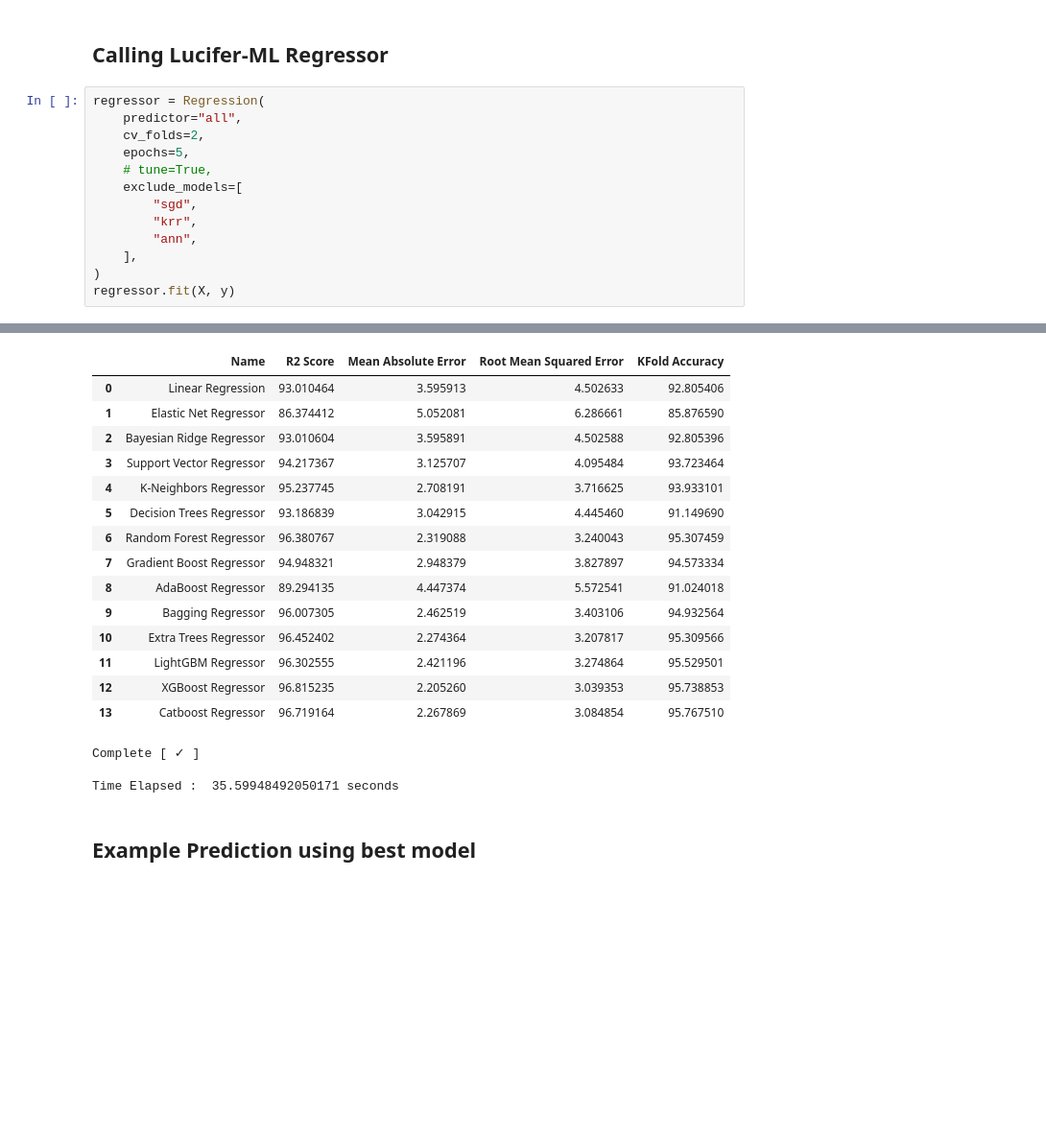
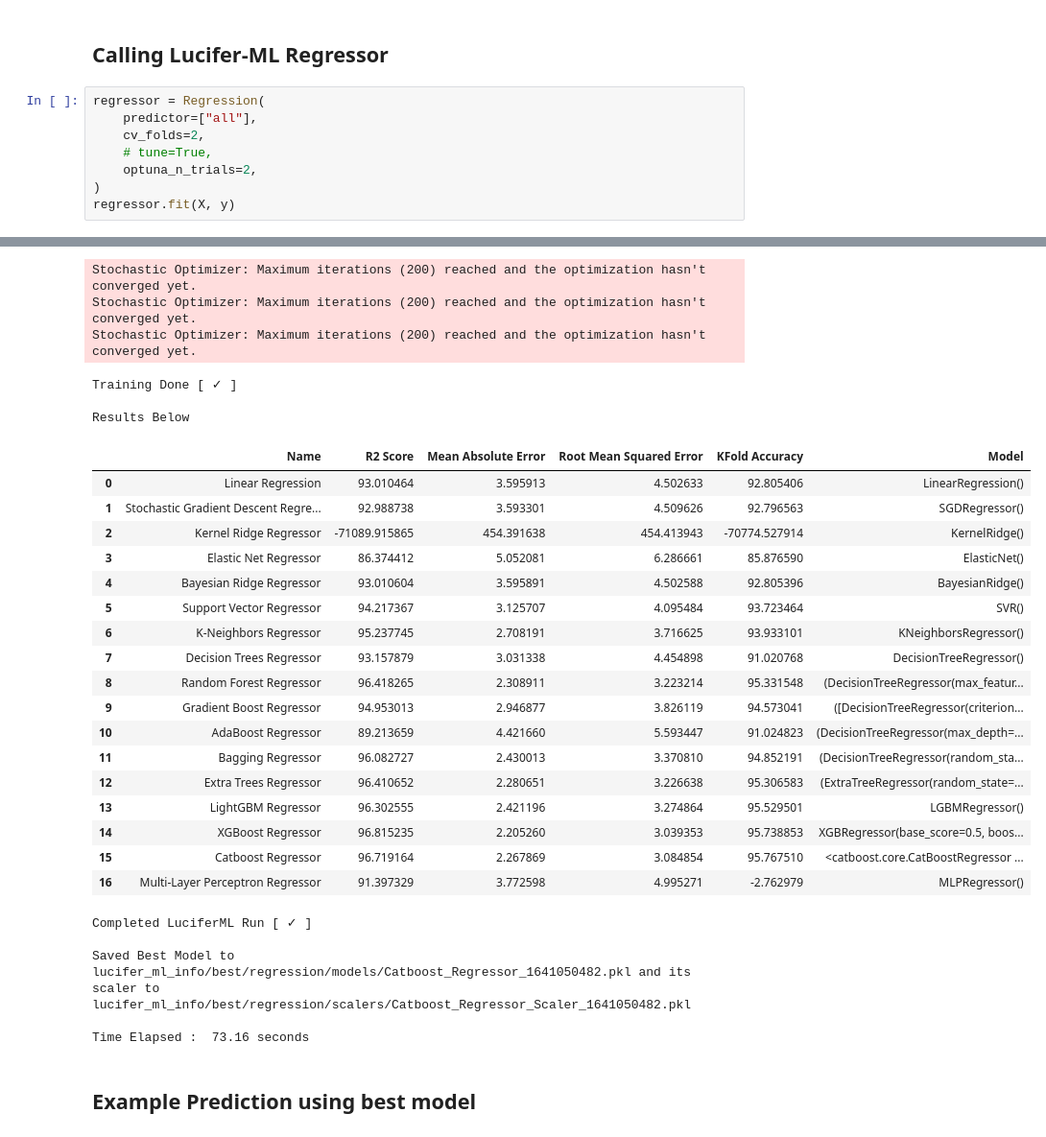
Before and after one commit to d4rk-lucif3r/LuciferML, a Jupyter notebook: examples/example.ipynb, the cells around one changed output, grey strips where cells are left out. Shown at 96% size. Cells and saved outputs as stored; diff of their text form; blank space fills up the shorter version.

Commit message:
Updated Example
Signed-off-by: Arsh Anwar <lucifer78908@gmail.com>

```diff
--- a/examples/example.ipynb
+++ b/examples/example.ipynb
@@ -29,15 +29,10 @@ y = dataset.iloc[:, -1]
 ## Calling Lucifer-ML Regressor
 # %%
 regressor = Regression(
-    predictor="all",
+    predictor=["all"],
     cv_folds=2,
-    epochs=5,
     # tune=True,
-    exclude_models=[
-        "sgd",
-        "krr",
-        "ann",
-    ],
+    optuna_n_trials=2,
 )
 regressor.fit(X, y)
 # %% [output]
@@ -61,21 +54,32 @@ Saved Best Model to :  Lucifer_ML_Models/best_models/regression/Catboost_Regress
+Stochastic Optimizer: Maximum iterations (200) reached and the optimization hasn't converged yet.
+Stochastic Optimizer: Maximum iterations (200) reached and the optimization hasn't converged yet.
+Stochastic Optimizer: Maximum iterations (200) reached and the optimization hasn't converged yet.
+Training Done [ ✓ ]
+
+Results Below
-|  | Name | R2 Score | Mean Absolute Error | Root Mean Squared Error | KFold Accuracy |
-| 0 | Linear Regression | 93.010464 | 3.595913 | 4.502633 | 92.805406 |
-| 1 | Elastic Net Regressor | 86.374412 | 5.052081 | 6.286661 | 85.876590 |
-| 2 | Bayesian Ridge Regressor | 93.010604 | 3.595891 | 4.502588 | 92.805396 |
-| 3 | Support Vector Regressor | 94.217367 | 3.125707 | 4.095484 | 93.723464 |
-| 4 | K-Neighbors Regressor | 95.237745 | 2.708191 | 3.716625 | 93.933101 |
-| 5 | Decision Trees Regressor | 93.186839 | 3.042915 | 4.445460 | 91.149690 |
-| 6 | Random Forest Regressor | 96.380767 | 2.319088 | 3.240043 | 95.307459 |
-| 7 | Gradient Boost Regressor | 94.948321 | 2.948379 | 3.827897 | 94.573334 |
-| 8 | AdaBoost Regressor | 89.294135 | 4.447374 | 5.572541 | 91.024018 |
-| 9 | Bagging Regressor | 96.007305 | 2.462519 | 3.403106 | 94.932564 |
-| 10 | Extra Trees Regressor | 96.452402 | 2.274364 | 3.207817 | 95.309566 |
-| 11 | LightGBM Regressor | 96.302555 | 2.421196 | 3.274864 | 95.529501 |
-| 12 | XGBoost Regressor | 96.815235 | 2.205260 | 3.039353 | 95.738853 |
-| 13 | Catboost Regressor | 96.719164 | 2.267869 | 3.084854 | 95.767510 |
+|  | Name | R2 Score | Mean Absolute Error | Root Mean Squared Error | KFold Accuracy | Model |
+| 0 | Linear Regression | 93.010464 | 3.595913 | 4.502633 | 92.805406 | LinearRegression() |
+| 1 | Stochastic Gradient Descent Regre... | 92.988738 | 3.593301 | 4.509626 | 92.796563 | SGDRegressor() |
+| 2 | Kernel Ridge Regressor | -71089.915865 | 454.391638 | 454.413943 | -70774.527914 | KernelRidge() |
+| 3 | Elastic Net Regressor | 86.374412 | 5.052081 | 6.286661 | 85.876590 | ElasticNet() |
+| 4 | Bayesian Ridge Regressor | 93.010604 | 3.595891 | 4.502588 | 92.805396 | BayesianRidge() |
+| 5 | Support Vector Regressor | 94.217367 | 3.125707 | 4.095484 | 93.723464 | SVR() |
+| 6 | K-Neighbors Regressor | 95.237745 | 2.708191 | 3.716625 | 93.933101 | KNeighborsRegressor() |
+| 7 | Decision Trees Regressor | 93.157879 | 3.031338 | 4.454898 | 91.020768 | DecisionTreeRegressor() |
+| 8 | Random Forest Regressor | 96.418265 | 2.308911 | 3.223214 | 95.331548 | (DecisionTreeRegressor(max_featur... |
+| 9 | Gradient Boost Regressor | 94.953013 | 2.946877 | 3.826119 | 94.573041 | ([DecisionTreeRegressor(criterion... |
+| 10 | AdaBoost Regressor | 89.213659 | 4.421660 | 5.593447 | 91.024823 | (DecisionTreeRegressor(max_depth=... |
+| 11 | Bagging Regressor | 96.082727 | 2.430013 | 3.370810 | 94.852191 | (DecisionTreeRegressor(random_sta... |
+| 12 | Extra Trees Regressor | 96.410652 | 2.280651 | 3.226638 | 95.306583 | (ExtraTreeRegressor(random_state=... |
+| 13 | LightGBM Regressor | 96.302555 | 2.421196 | 3.274864 | 95.529501 | LGBMRegressor() |
+| 14 | XGBoost Regressor | 96.815235 | 2.205260 | 3.039353 | 95.738853 | XGBRegressor(base_score=0.5, boos... |
+| 15 | Catboost Regressor | 96.719164 | 2.267869 | 3.084854 | 95.767510 | <catboost.core.CatBoostRegressor ... |
+| 16 | Multi-Layer Perceptron Regressor | 91.397329 | 3.772598 | 4.995271 | -2.762979 | MLPRegressor() |
-Complete [ ✓ ]
-
-Time Elapsed :  35.59948492050171 seconds
+Completed LuciferML Run [ ✓ ]
+
+Saved Best Model to lucifer_ml_info/best/regression/models/Catboost_Regressor_1641050482.pkl and its scaler to lucifer_ml_info/best/regression/scalers/Catboost_Regressor_Scaler_1641050482.pkl
+
+Time Elapsed :  73.16 seconds
 # %% [markdown]
 ## Example Prediction using best model
 # %%
```
Also changed, not shown: parts of 7 cells of this notebook.
